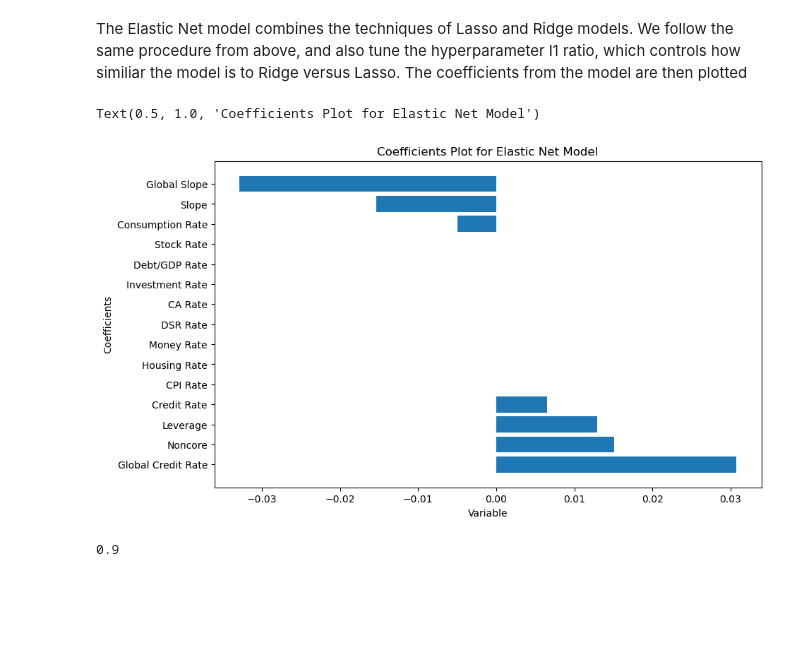
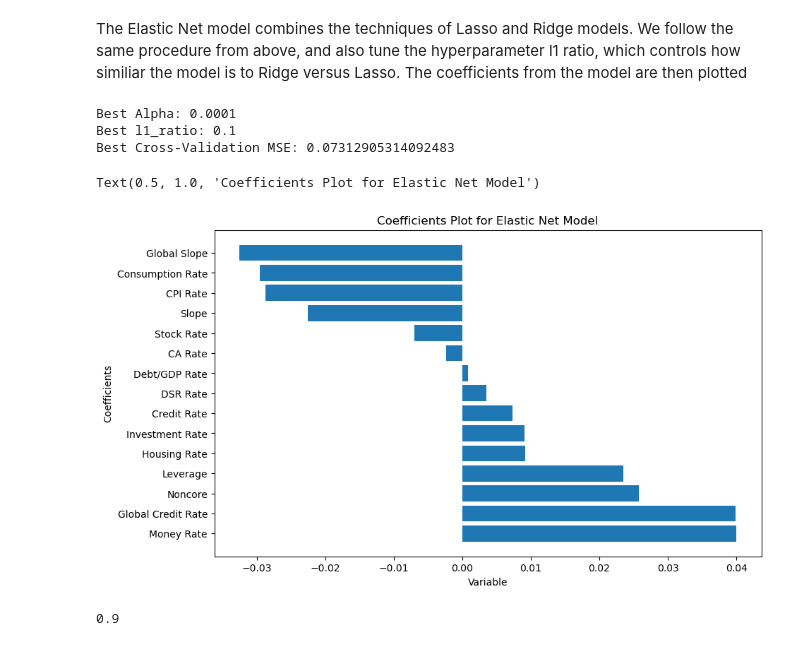
Before and after one commit to stenberg13/financial_crisis_prediction, a Jupyter notebook: Big_Data_Project_NEW.ipynb, the cells around one changed output. Saved outputs shown, nothing was run; the diff lists cells and outputs as text; code cells hidden in the pictures; blank space fills up the shorter version.

```diff
--- a/Big_Data_Project_NEW.ipynb
+++ b/Big_Data_Project_NEW.ipynb
@@ -252,14 +271,8 @@ from sklearn.linear_model import LinearRegression, Lasso
 from sklearn.metrics import r2_score, mean_squared_error
 from sklearn.model_selection import GridSearchCV
 
-lasso = Lasso()
-param_grid = {'alpha' :[0.001, 0.01, 0.1, 1,]}
-grid_search = GridSearchCV(estimator = lasso, param_grid=param_grid, cv=5)
-grid_search.fit(X_standardized, y)
 
-best_alpha = grid_search.best_params_['alpha']
-print(best_alpha)
-lasso_best = Lasso(alpha=0.01)
+lasso_best = Lasso(alpha=best_alpha)
 lasso_best.fit(X_standardized, y)
 
 
@@ -330,50 +342,67 @@ Negative values of global and domestic yield curve slope, and stocks all remain
 # Elastic Net Model
 # %% [markdown]
 The Elastic Net model combines the techniques of Lasso and Ridge models. We follow the same procedure from above, and also tune the hyperparameter l1 ratio, which controls how similiar the model is to Ridge versus Lasso. The coefficients from the model are then plotted
+# %%
+l1_ratio_values = [0.1, 0.3, 0.5, 0.7, 0.9]
+alpha_values = [  0.0001, 0.001,0.005, 0.01, 0.1, 0.5, 1]
+
+cv_scores = {}
+
+# Perform manual grid search with cross-validation
+for alpha in alpha_values:
+    for l1_ratio in l1_ratio_values:
+        elastic_net = ElasticNet(alpha=alpha, l1_ratio=l1_ratio)
+        scores = cross_val_score(elastic_net, X_standardized, y, cv=5, scoring='neg_mean_squared_error')
+        cv_scores[(alpha, l1_ratio)] = np.mean(scores)
+
+# Find the alpha and l1_ratio with the best mean cross-validation score
+best_hyperparams = min(cv_scores, key=cv_scores.get)
+best_alpha, best_l1_ratio = best_hyperparams
+best_mse = -cv_scores[best_hyperparams]
+
+print("Best Alpha:", best_alpha)
+print("Best l1_ratio:", best_l1_ratio)
+print("Best Cross-Validation MSE:", best_mse)
+# %% [output]
+Best Alpha: 0.0001
+Best l1_ratio: 0.1
+Best Cross-Validation MSE: 0.07312905314092483
 # %%
 elastic_net = ElasticNet()
-param_grid = {
-    'alpha': [0.001, 0.01, 0.1, 1.0, 10],
-    'l1_ratio': [0.1, 0.5, 0.9]
-}
-grid_search = GridSearchCV(estimator = elastic_net, param_grid=param_grid, cv=5)
-grid_search.fit(X_standardized, y)
 
-best_alpha = grid_search.best_params_['alpha']
-best_l1_ratio = grid_search.best_params_['l1_ratio']
 
-elastic_net_best = ElasticNet(alpha = 0.01, l1_ratio = best_l1_ratio)
+elastic_net_best = ElasticNet(alpha = best_alpha, l1_ratio = best_l1_ratio)
 elastic_net_best.fit(X_standardized, y)
 
 
 coeff_elastic_net = elastic_net_best.coef_
 columns = ['Elastic_Net_Coefficient', 'Feature']
 new_df = pd.DataFrame(X_standardized.columns,coeff_elastic_net)
 
 
 data = {'coeff_elastic_net': coeff_elastic_net, 'column_names': X_standardized.columns}
 
 # Create DataFrame
 df = pd.DataFrame(data)
 
 df = df.drop(df.index[-1])
 
 df = df.sort_values(by = 'coeff_elastic_net', ascending = False)
 
 #new_df.drop(new_df.index[-1], inplace = True)
 
 
 #columns = ['Lasso_Coefficient', 'Feature']
 #new_df = pd.DataFrame(new_df, columns = columns)
 
 plt.figure(figsize = (10,6))
 plt.barh(df['column_names'], df['coeff_elastic_net'])
 plt.xlabel('Variable')
 plt.ylabel('Coefficients')
 plt.title('Coefficients Plot for Elastic Net Model')
 # %% [output]
 Text(0.5, 1.0, 'Coefficients Plot for Elastic Net Model')
-[figure, old version]
+[figure, new version]
 # %%
 best_l1_ratio
 # %% [output]
```
Also changed, not shown: parts of 6 cells of this notebook.
